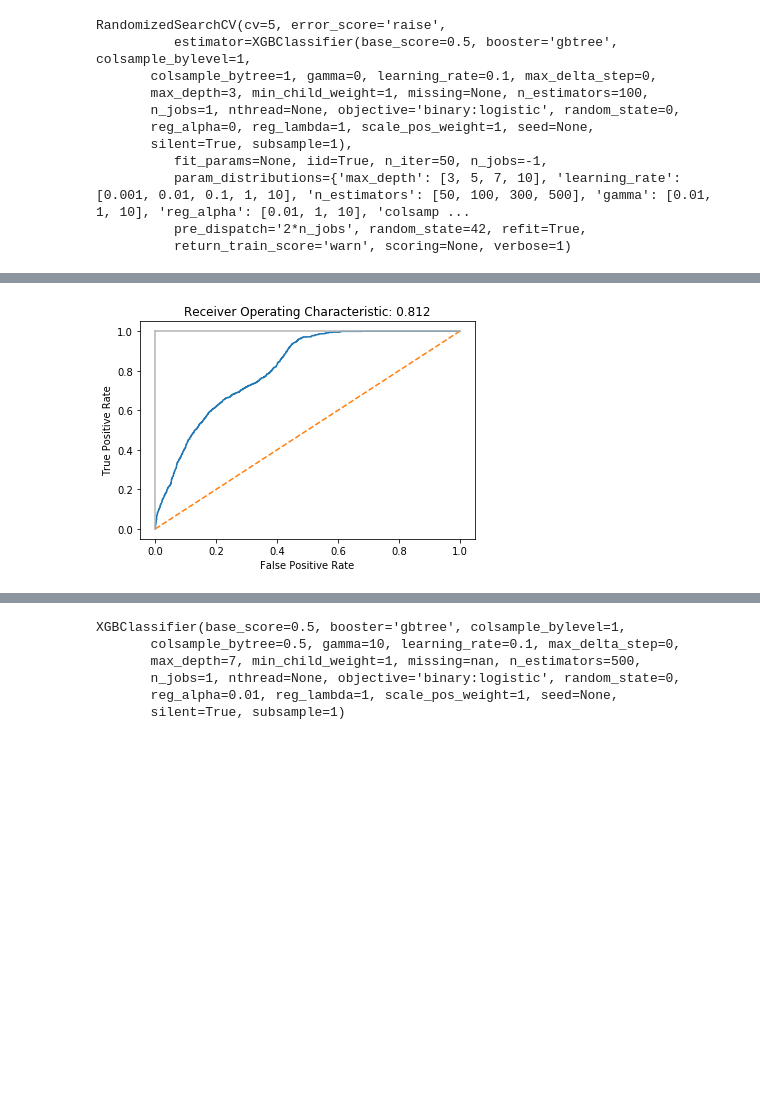
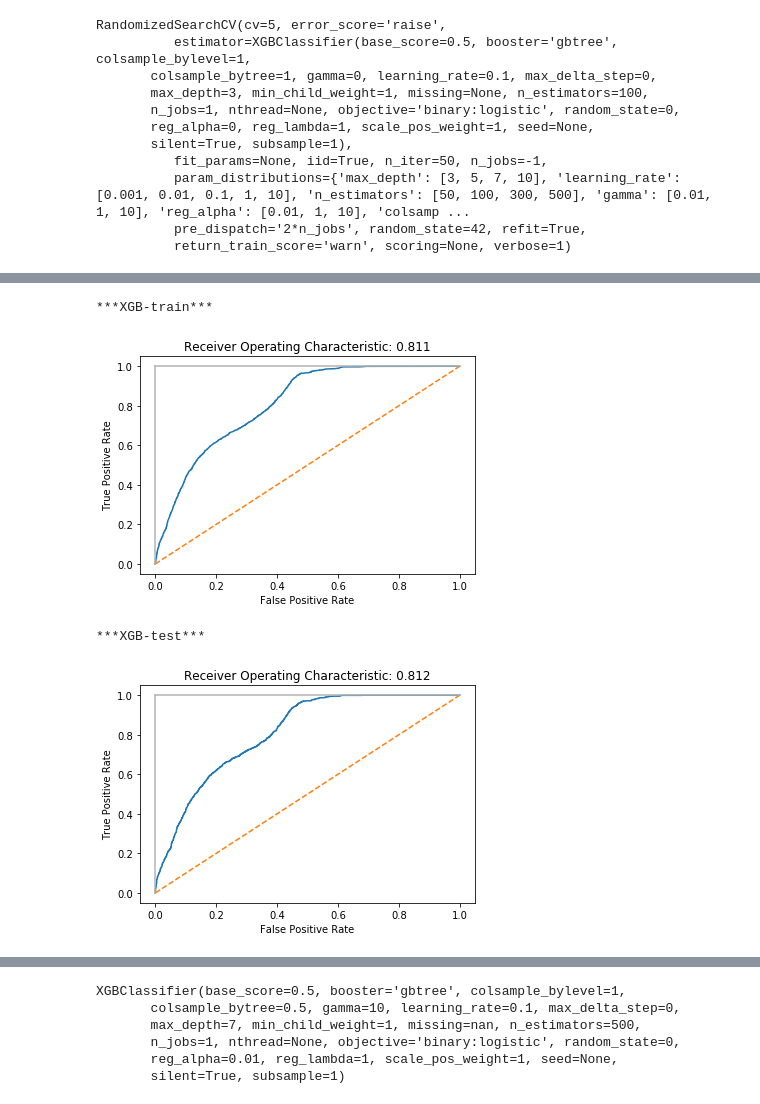
Before and after one commit to gestivalet/machine-learning, a Jupyter notebook: Udacity_Starbucks_DScapstone/Starbucks_Capstone_notebook_part2.ipynb, the cells around one changed output, grey strips where cells are left out. Cells and saved outputs as stored; diff of their text form; code cells hidden in the pictures; blank space fills up the shorter version.

```diff
--- a/Udacity_Starbucks_DScapstone/Starbucks_Capstone_notebook_part2.ipynb
+++ b/Udacity_Starbucks_DScapstone/Starbucks_Capstone_notebook_part2.ipynb
@@ -348,0 +460,18 @@ array([[2252,  590],
+# %%
+svc = SVC()
+
+parameters_svc = {'C':[0.001,0.01,0.1,1,10,100],
+                  'gamma':[0.001,0.01,0.1,1,10,100,'auto']}
+
+search_svc = GridSearchCV(svc, param_grid=parameters_svc,
+                               n_jobs=-1,
+                               cv=5,
+                               verbose=1)
+
+# scaling
+scaler = QuantileTransformer()
+scaler.fit(X_train2)
+X_train_scaled2 = scaler.transform(X_train2)
+X_test_scaled2  = scaler.transform(X_test2)
+
+search_svc.fit(X_train_scaled2, y_train2)
@@ -349,8 +566,20 @@ array([[2252,  590],
+# %%
+y_pred_proba2_train = search.predict_proba(X_train2)[:,1]
+
+# Create true and false positive rates
+print('***XGB-train***')
+fpr2, tpr2, threshold = roc_curve(y_train2, y_pred_proba2_train)
+plot_roc_curve(fpr2, tpr2, y_train2, y_pred_proba2_train)
+# %% [output]
+***XGB-train***
+[figure, added]
 # %%
-y_pred_proba2 = search.best_estimator_.predict_proba(X_test2)[:,1]
+y_pred_proba2 = search.predict_proba(X_test2)[:,1]
 
 # Create true and false positive rates
+print('***XGB-test***')
 fpr2, tpr2, threshold = roc_curve(y_test2, y_pred_proba2)
 plot_roc_curve(fpr2, tpr2, y_test2, y_pred_proba2)
 # %% [output]
+***XGB-test***
 [figure]
```
Also changed, not shown: parts of 59 cells of this notebook, 4 other files.
